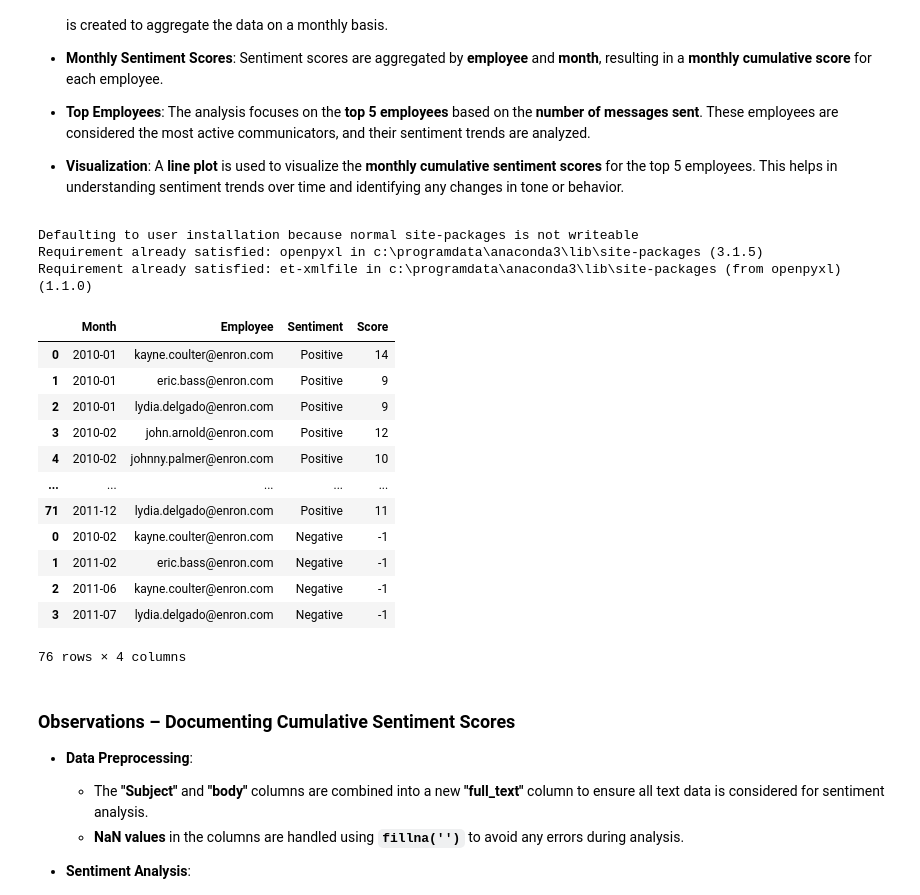
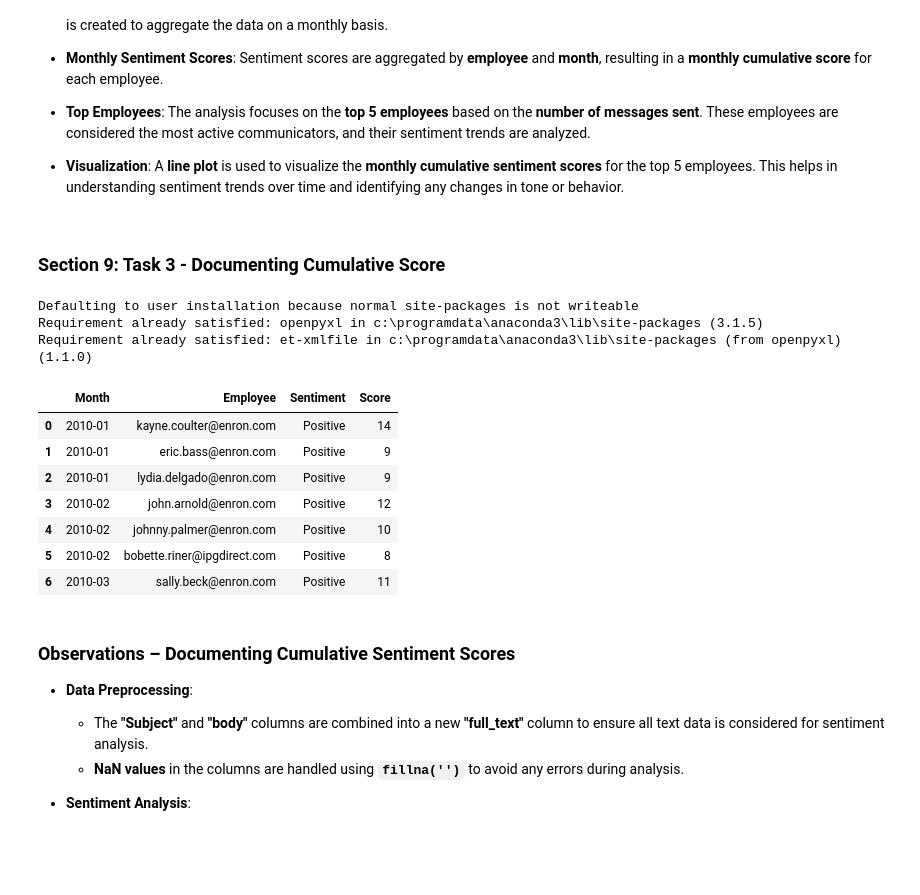
Before and after one commit to JonyFelix/Employee_Sentiment_Analysis, a Jupyter notebook: Employee Sentiment Analysis/Source Code/EmployeeSentiimentAnalysis.ipynb, the cells around one changed output. Drawn from its saved outputs; the diff is of its cells as text; code cells hidden in the pictures; blank space fills up the shorter version.

```diff
--- a/Employee Sentiment Analysis/Source Code/EmployeeSentiimentAnalysis.ipynb
+++ b/Employee Sentiment Analysis/Source Code/EmployeeSentiimentAnalysis.ipynb
@@ -523,6 +583,8 @@ plt.show()
 - **Top Employees**: The analysis focuses on the **top 5 employees** based on the **number of messages sent**. These employees are considered the most active communicators, and their sentiment trends are analyzed.
 
 - **Visualization**: A **line plot** is used to visualize the **monthly cumulative sentiment scores** for the top 5 employees. This helps in understanding sentiment trends over time and identifying any changes in tone or behavior.
+# %% [markdown]
+### Section 9: Task 3 - Documenting Cumulative Score
 # %%
 #Task 3: Documenting Cumulative Score
 # Install necessary library for exporting to Excel
@@ -601,41 +663,36 @@ def get_top_employees_for_months(monthly_scores, sentiment_type='positive'):
                 "Score": row["Monthly_Score"]
             })
 
     # Create a DataFrame with the collected data
     top_employees_df = pd.DataFrame(top_employees_data)
     return top_employees_df
 
 # 1. Get Top Positive Employees
 top_positive_employees = get_top_employees_for_months(monthly_scores, sentiment_type='positive')
 
 # 2. Get Top Negative Employees
 top_negative_employees = get_top_employees_for_months(monthly_scores, sentiment_type='negative')
 
 # Combine both positive and negative employee results
 final_result = pd.concat([top_positive_employees, top_negative_employees])
 
 # 9. Save the result to an Excel file
 final_result.to_excel("top_positive_negative_employees.xlsx", index=False)
 
 # Display the first few rows of the result
-final_result.head(76)
+final_result.head(7)
 # %% [output]
 Defaulting to user installation because normal site-packages is not writeable
 Requirement already satisfied: openpyxl in c:\programdata\anaconda3\lib\site-packages (3.1.5)
 Requirement already satisfied: et-xmlfile in c:\programdata\anaconda3\lib\site-packages (from openpyxl) (1.1.0)
 |  | Month | Employee | Sentiment | Score |
 | 0 | 2010-01 | kayne.coulter@enron.com | Positive | 14 |
 | 1 | 2010-01 | eric.bass@enron.com | Positive | 9 |
 | 2 | 2010-01 | lydia.delgado@enron.com | Positive | 9 |
 | 3 | 2010-02 | john.arnold@enron.com | Positive | 12 |
 | 4 | 2010-02 | johnny.palmer@enron.com | Positive | 10 |
-| ... | ... | ... | ... | ... |
-| 71 | 2011-12 | lydia.delgado@enron.com | Positive | 11 |
-| 0 | 2010-02 | kayne.coulter@enron.com | Negative | -1 |
-| 1 | 2011-02 | eric.bass@enron.com | Negative | -1 |
-| 2 | 2011-06 | kayne.coulter@enron.com | Negative | -1 |
-| 3 | 2011-07 | lydia.delgado@enron.com | Negative | -1 |
+| 5 | 2010-02 | bobette.riner@ipgdirect.com | Positive | 8 |
+| 6 | 2010-03 | sally.beck@enron.com | Positive | 11 |
-76 rows × 4 columns
 # %% [markdown]
 ### Observations – Documenting Cumulative Sentiment Scores
 
```
Also changed, not shown: parts of 21 cells of this notebook.
